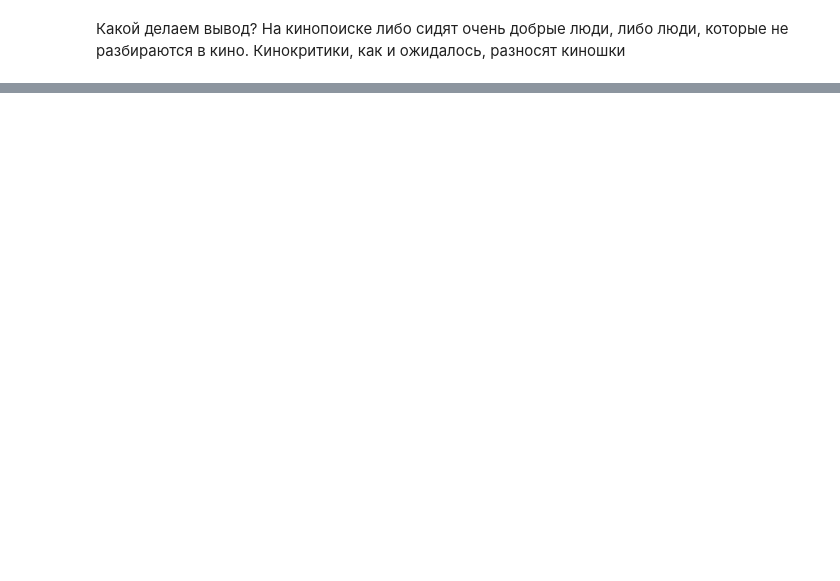
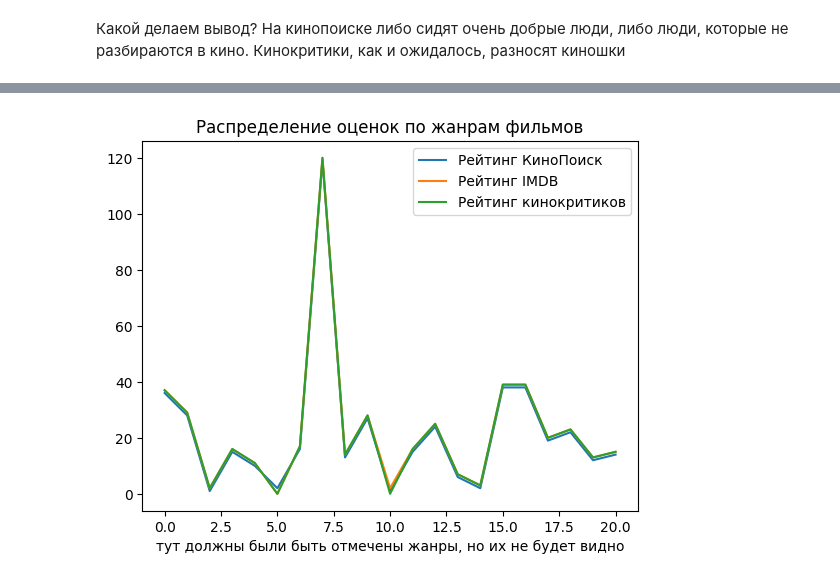
Before and after one commit to alburina/Andan-project-, a Jupyter notebook: graphics.ipynb, the cells around one changed output, grey strips where cells are left out. Cells and saved outputs as stored; diff of their text form; code cells hidden in the pictures; blank space fills up the shorter version.

Commit message:
новый график про жанры

```diff
--- a/graphics.ipynb
+++ b/graphics.ipynb
@@ -216,6 +171,0 @@ df_genres
-# %%
-df_kino=df_2004_2024.loc[df["Рейтинг КиноПоиск"].apply(lambda x: x>=8)]
-for i in df_kino["Жанры"]:
-    if 'драма' in i:
-        df_genres.loc[df_genres["жанры"]=='драма']["Рейтинг КиноПоиск"]+=1
-df_genres
@@ -256,0 +172,16 @@ See the caveats in the documentation: https://pandas.pydata.org/pandas-docs/stab
+# %%
+df_kino=df_2004_2024.loc[df["Рейтинг КиноПоиск"].apply(lambda x: x>=8)]
+df_kritics=df_2004_2024.loc[df["Рейтинг кинокритиков"].apply(lambda x: x>=8)]
+df_imdb=df_2004_2024.loc[df["Рейтинг IMDB"].apply(lambda x: x>=8)]
+for i in df_kino["Жанры"]:
+    for j in range(len(df_genres)):
+        if df_genres.loc[j]['жанры'] in i:
+            df_genres.at[j,'Рейтинг КиноПоиск']=df_genres.loc[j][1]+1
+for i in df_kritics["Жанры"]:
+    for j in range(len(df_genres)):
+        if df_genres.loc[j]['жанры'] in i:
+            df_genres.at[j,'Рейтинг кинокритиков']=df_genres.loc[j][1]+1
+for i in df_imdb["Жанры"]:
+    for j in range(len(df_genres)):
+        if df_genres.loc[j]['жанры'] in i:
+            df_genres.at[j,'Рейтинг IMDB']=df_genres.loc[j][1]+1
@@ -256,0 +206,10 @@ See the caveats in the documentation: https://pandas.pydata.org/pandas-docs/stab
+# %%
+for i in kritika:
+  df_genres[i].plot(label=i)
+plt.xlabel('кол-во фильмов')
+plt.xlabel('тут должны были быть отмечены жанры, но их не будет видно')
+plt.gca().legend()
+plt.title('Распределение оценок по жанрам фильмов')
+plt.show()
+# %% [output]
+[figure, added]
```
Also changed, not shown: parts of 7 cells of this notebook.
